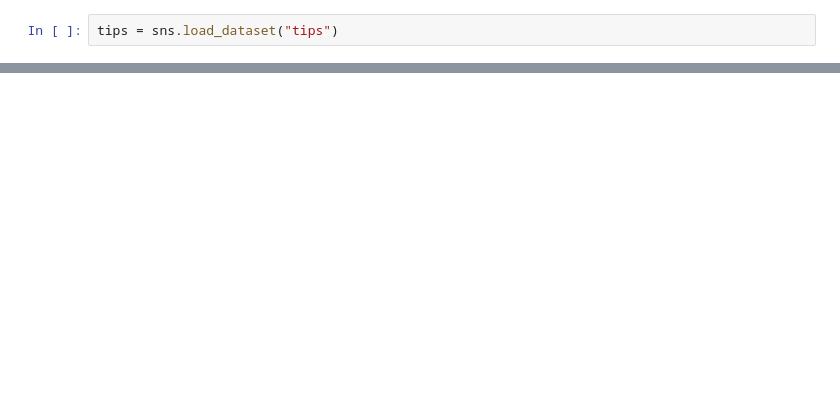
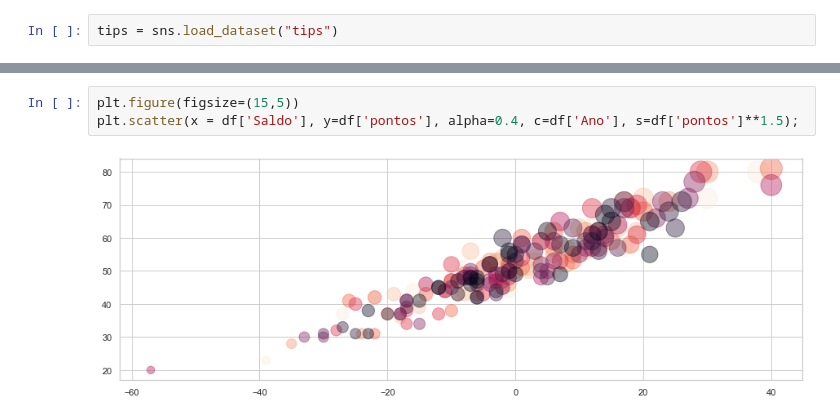
Before and after one commit to vitorioluis/Machine-Learning, a Jupyter notebook: Brasileiro/Brasileirão.ipynb, the cells around one changed output, grey strips where cells are left out. Cells and saved outputs as stored; diff of their text form; blank space fills up the shorter version.

```diff
--- a/Brasileiro/Brasileirão.ipynb
+++ b/Brasileiro/Brasileirão.ipynb
@@ -46,0 +67,5 @@ sns.scatterplot(x="total_bill", y="tip", data=tips, hue="day")
+# %%
+plt.figure(figsize=(15,5))
+plt.scatter(x = df['Saldo'], y=df['pontos'], alpha=0.4, c=df['Ano'], s=df['pontos']**1.5);
+# %% [output]
+[figure, added]
```
Also changed, not shown: parts of 12 cells of this notebook, 2 other files.
